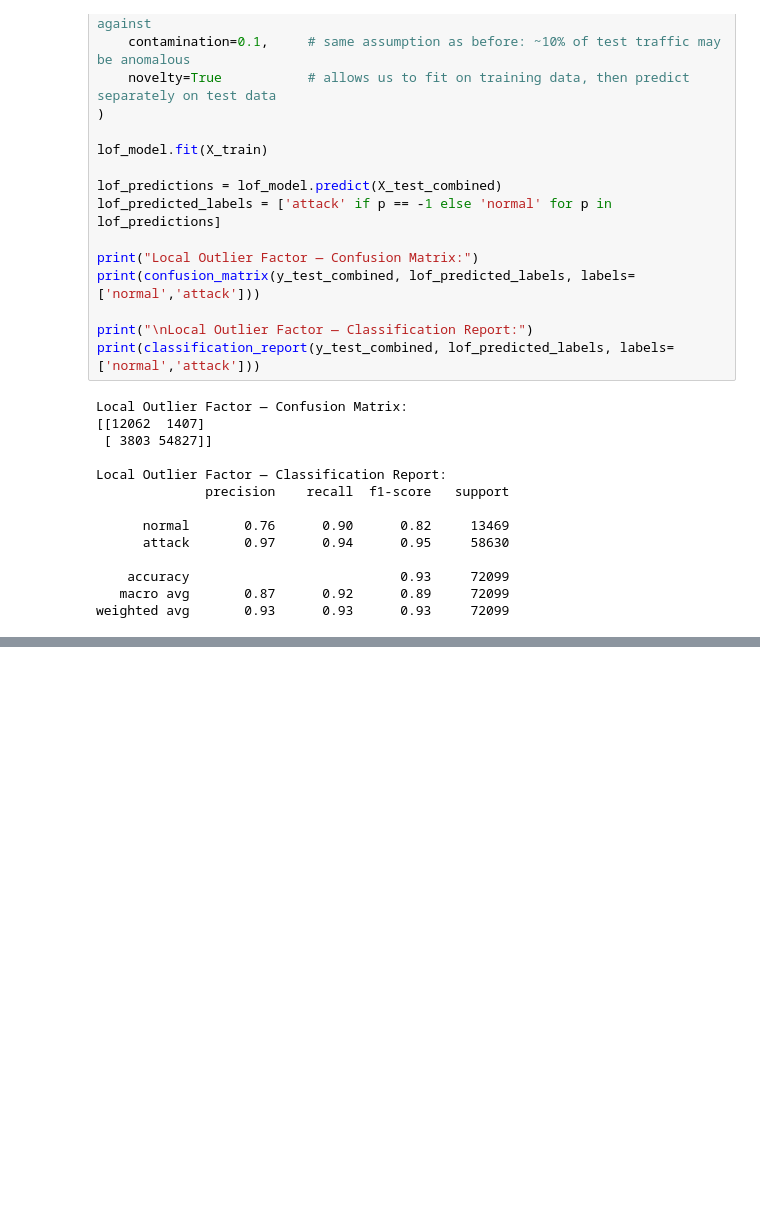
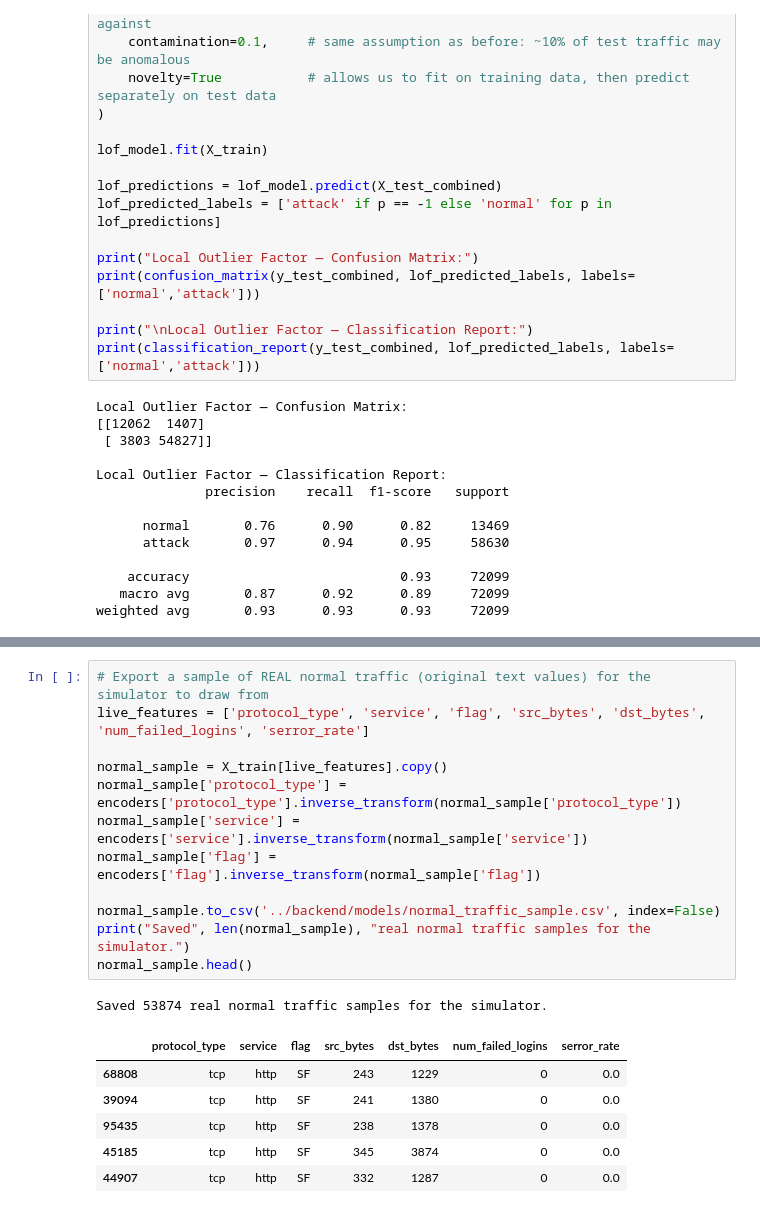
Before and after one commit to anamikashajith4/AI-SOC-AGENT, a Jupyter notebook: notebooks/01_explore_data.ipynb, the cells around one changed output, grey strips where cells are left out. Saved outputs shown, nothing was run; the diff lists cells and outputs as text; blank space fills up the shorter version.

```diff
--- a/notebooks/01_explore_data.ipynb
+++ b/notebooks/01_explore_data.ipynb
@@ -294,0 +346,20 @@ weighted avg       0.93      0.93      0.93     72099
+# %%
+# Export a sample of REAL normal traffic (original text values) for the simulator to draw from
+live_features = ['protocol_type', 'service', 'flag', 'src_bytes', 'dst_bytes', 'num_failed_logins', 'serror_rate']
+
+normal_sample = X_train[live_features].copy()
+normal_sample['protocol_type'] = encoders['protocol_type'].inverse_transform(normal_sample['protocol_type'])
+normal_sample['service'] = encoders['service'].inverse_transform(normal_sample['service'])
+normal_sample['flag'] = encoders['flag'].inverse_transform(normal_sample['flag'])
+
+normal_sample.to_csv('../backend/models/normal_traffic_sample.csv', index=False)
+print("Saved", len(normal_sample), "real normal traffic samples for the simulator.")
+normal_sample.head()
+# %% [output]
+Saved 53874 real normal traffic samples for the simulator.
+|  | protocol_type | service | flag | src_bytes | dst_bytes | num_failed_logins | serror_rate |
+| 68808 | tcp | http | SF | 243 | 1229 | 0 | 0.0 |
+| 39094 | tcp | http | SF | 241 | 1380 | 0 | 0.0 |
+| 95435 | tcp | http | SF | 238 | 1378 | 0 | 0.0 |
+| 45185 | tcp | http | SF | 345 | 3874 | 0 | 0.0 |
+| 44907 | tcp | http | SF | 332 | 1287 | 0 | 0.0 |
```
Also changed, not shown: parts of 3 cells of this notebook, 11 other files.
